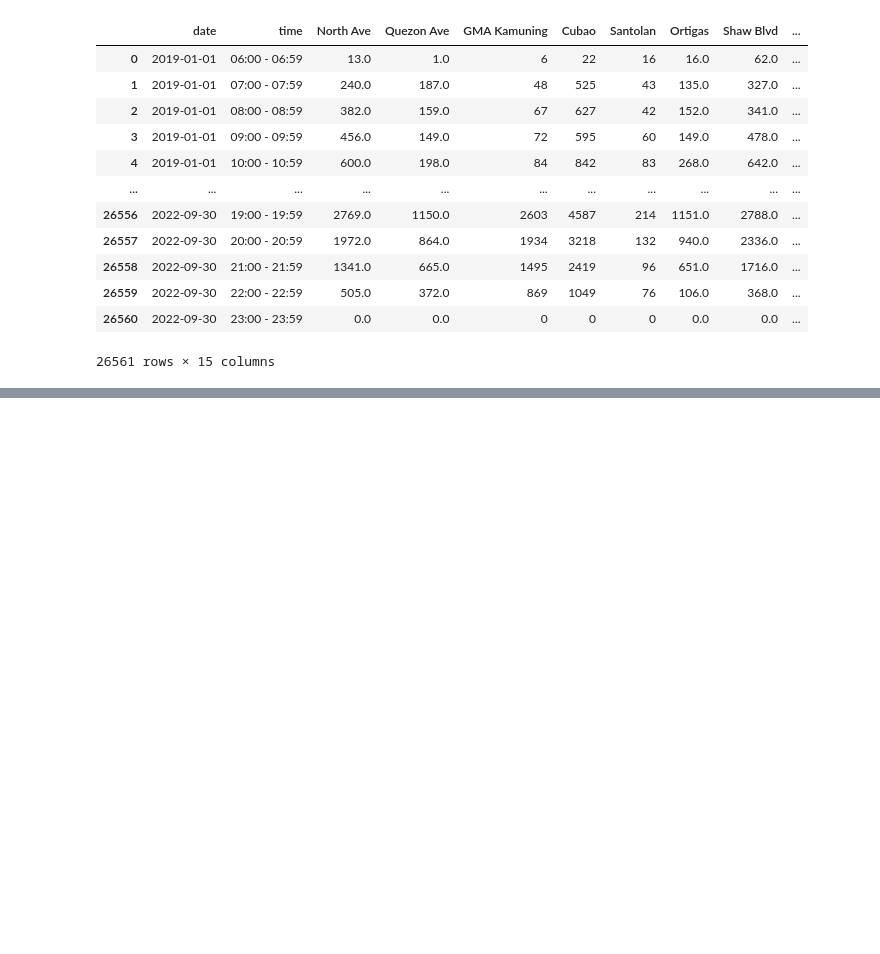
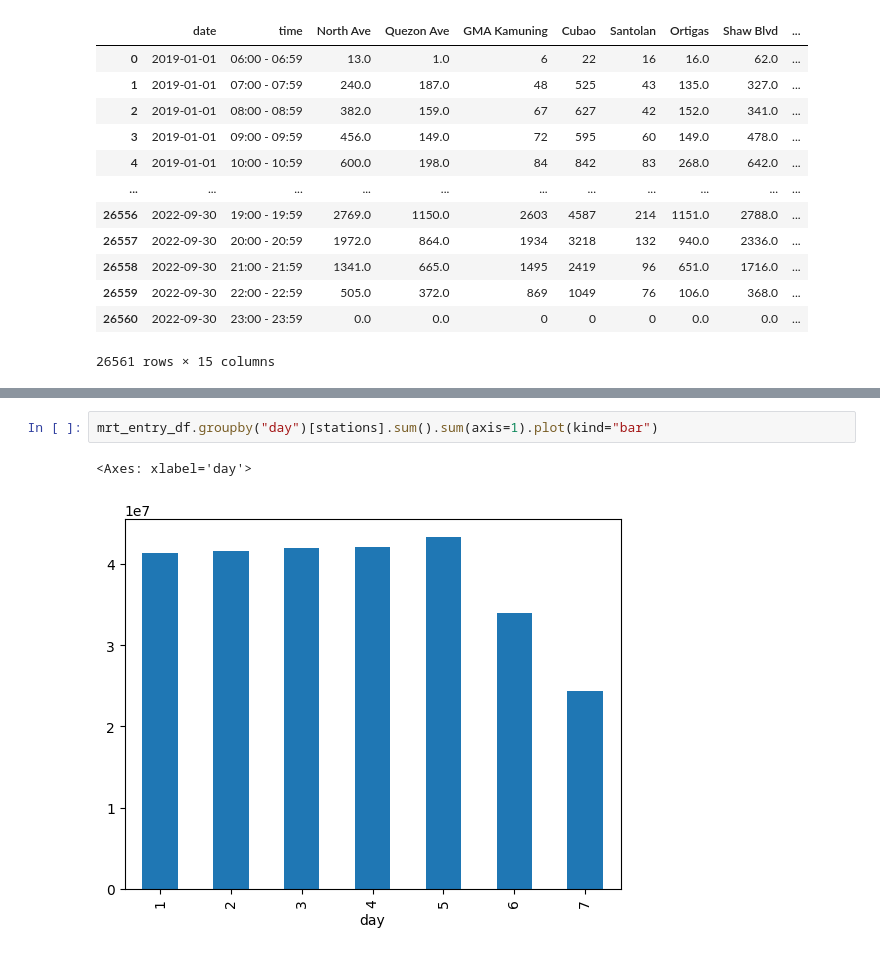
Before and after one commit to RuizLorenzoChavez/project-metro, a Jupyter notebook: time-series.ipynb, the cells around one changed output, grey strips where cells are left out. Cells and saved outputs as stored; diff of their text form; blank space fills up the shorter version.

```diff
--- a/time-series.ipynb
+++ b/time-series.ipynb
@@ -83,0 +88,5 @@ https://www.youtube.com/playlist?list=PL3N9eeOlCrP5cK0QRQxeJd6GrQvhAtpBK
+# %%
+mrt_entry_df.groupby("day")[stations].sum().sum(axis=1).plot(kind="bar")
+# %% [output]
+<Axes: xlabel='day'>
+[figure, added]
```
Also changed, not shown: parts of 8 cells of this notebook.
